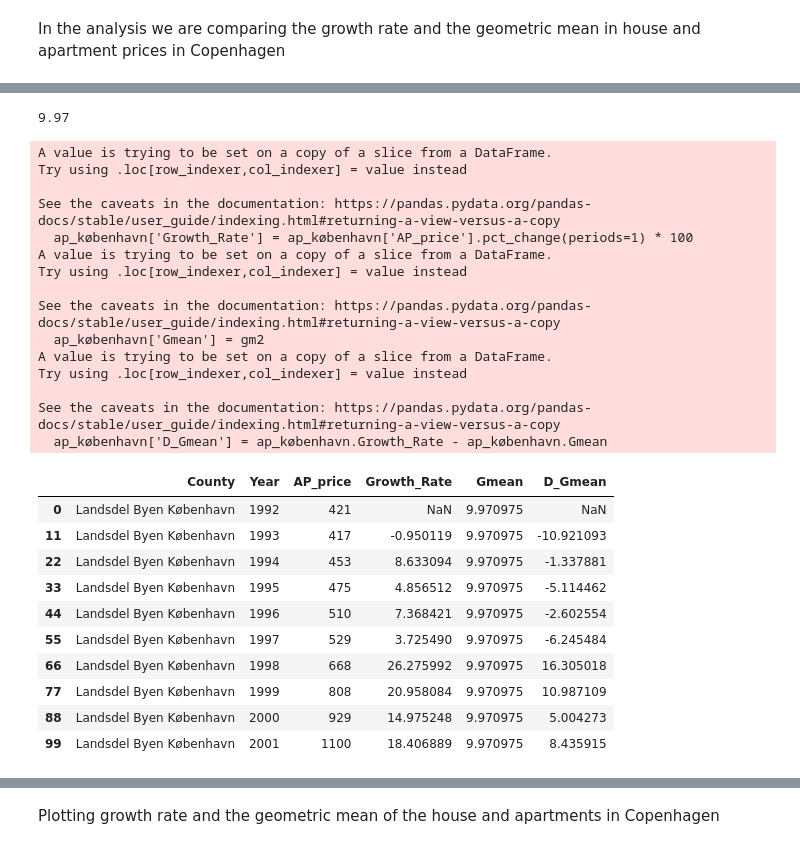
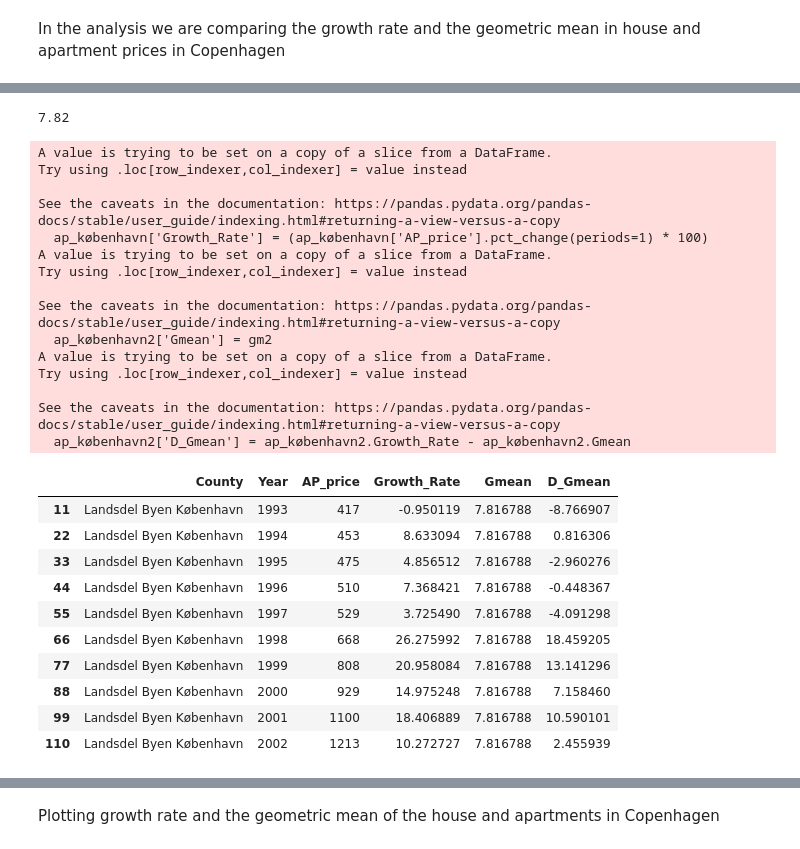
Before and after one commit to NumEconCopenhagen/projects-2023-jps, a Jupyter notebook: dataproject/dataproject.ipynb, the cells around one changed output, grey strips where cells are left out. Drawn from its saved outputs; the diff is of its cells as text; code cells hidden in the pictures.

```diff
--- a/dataproject/dataproject.ipynb
+++ b/dataproject/dataproject.ipynb
@@ -320,39 +318,38 @@ house_københavn2.head(10)
 # %%
-# We calculate the growrate and the geometric mean in appartment prices in Copenhagen
-ap_københavn['Growth_Rate'] = ap_københavn['AP_price'].pct_change(periods=1) * 100
-def g_mean(x):
-    a = np.log(x)
-    return np.exp(a.mean())
-gm2 = g_mean(ap_københavn['Growth_Rate'])
+# We calculate the growthrate and the geometric mean
+ap_københavn['Growth_Rate'] = (ap_københavn['AP_price'].pct_change(periods=1) * 100)
+# We drop the NaN value from the dataset
+ap_københavn2 = ap_københavn.tail(-1)
+gm2 = (gmean(ap_københavn2['Growth_Rate'] / 100 + 1)-1)*100
 print ("%.2f" % gm2)
-ap_københavn['Gmean'] = gm2
-ap_københavn['D_Gmean'] = ap_københavn.Growth_Rate - ap_københavn.Gmean
-ap_københavn.head(10)
+ap_københavn2['Gmean'] = gm2
+ap_københavn2['D_Gmean'] = ap_københavn2.Growth_Rate - ap_københavn2.Gmean
+ap_københavn2.head(10)
 # %% [output]
-9.97
+7.82
 A value is trying to be set on a copy of a slice from a DataFrame.
 Try using .loc[row_indexer,col_indexer] = value instead
 
 See the caveats in the documentation: https://pandas.pydata.org/pandas-docs/stable/user_guide/indexing.html#returning-a-view-versus-a-copy
-  ap_københavn['Growth_Rate'] = ap_københavn['AP_price'].pct_change(periods=1) * 100
+  ap_københavn['Growth_Rate'] = (ap_københavn['AP_price'].pct_change(periods=1) * 100)
 A value is trying to be set on a copy of a slice from a DataFrame.
 Try using .loc[row_indexer,col_indexer] = value instead
 
 See the caveats in the documentation: https://pandas.pydata.org/pandas-docs/stable/user_guide/indexing.html#returning-a-view-versus-a-copy
-  ap_københavn['Gmean'] = gm2
+  ap_københavn2['Gmean'] = gm2
 A value is trying to be set on a copy of a slice from a DataFrame.
 Try using .loc[row_indexer,col_indexer] = value instead
 
 See the caveats in the documentation: https://pandas.pydata.org/pandas-docs/stable/user_guide/indexing.html#returning-a-view-versus-a-copy
-  ap_københavn['D_Gmean'] = ap_københavn.Growth_Rate - ap_københavn.Gmean
+  ap_københavn2['D_Gmean'] = ap_københavn2.Growth_Rate - ap_københavn2.Gmean
 |  | County | Year | AP_price | Growth_Rate | Gmean | D_Gmean |
-| 0 | Landsdel Byen København | 1992 | 421 | NaN | 9.970975 | NaN |
-| 11 | Landsdel Byen København | 1993 | 417 | -0.950119 | 9.970975 | -10.921093 |
-| 22 | Landsdel Byen København | 1994 | 453 | 8.633094 | 9.970975 | -1.337881 |
-| 33 | Landsdel Byen København | 1995 | 475 | 4.856512 | 9.970975 | -5.114462 |
-| 44 | Landsdel Byen København | 1996 | 510 | 7.368421 | 9.970975 | -2.602554 |
-| 55 | Landsdel Byen København | 1997 | 529 | 3.725490 | 9.970975 | -6.245484 |
-| 66 | Landsdel Byen København | 1998 | 668 | 26.275992 | 9.970975 | 16.305018 |
-| 77 | Landsdel Byen København | 1999 | 808 | 20.958084 | 9.970975 | 10.987109 |
-| 88 | Landsdel Byen København | 2000 | 929 | 14.975248 | 9.970975 | 5.004273 |
-| 99 | Landsdel Byen København | 2001 | 1100 | 18.406889 | 9.970975 | 8.435915 |
+| 11 | Landsdel Byen København | 1993 | 417 | -0.950119 | 7.816788 | -8.766907 |
+| 22 | Landsdel Byen København | 1994 | 453 | 8.633094 | 7.816788 | 0.816306 |
+| 33 | Landsdel Byen København | 1995 | 475 | 4.856512 | 7.816788 | -2.960276 |
+| 44 | Landsdel Byen København | 1996 | 510 | 7.368421 | 7.816788 | -0.448367 |
+| 55 | Landsdel Byen København | 1997 | 529 | 3.725490 | 7.816788 | -4.091298 |
+| 66 | Landsdel Byen København | 1998 | 668 | 26.275992 | 7.816788 | 18.459205 |
+| 77 | Landsdel Byen København | 1999 | 808 | 20.958084 | 7.816788 | 13.141296 |
+| 88 | Landsdel Byen København | 2000 | 929 | 14.975248 | 7.816788 | 7.158460 |
+| 99 | Landsdel Byen København | 2001 | 1100 | 18.406889 | 7.816788 | 10.590101 |
+| 110 | Landsdel Byen København | 2002 | 1213 | 10.272727 | 7.816788 | 2.455939 |
```
Also changed, not shown: parts of 6 cells of this notebook.
